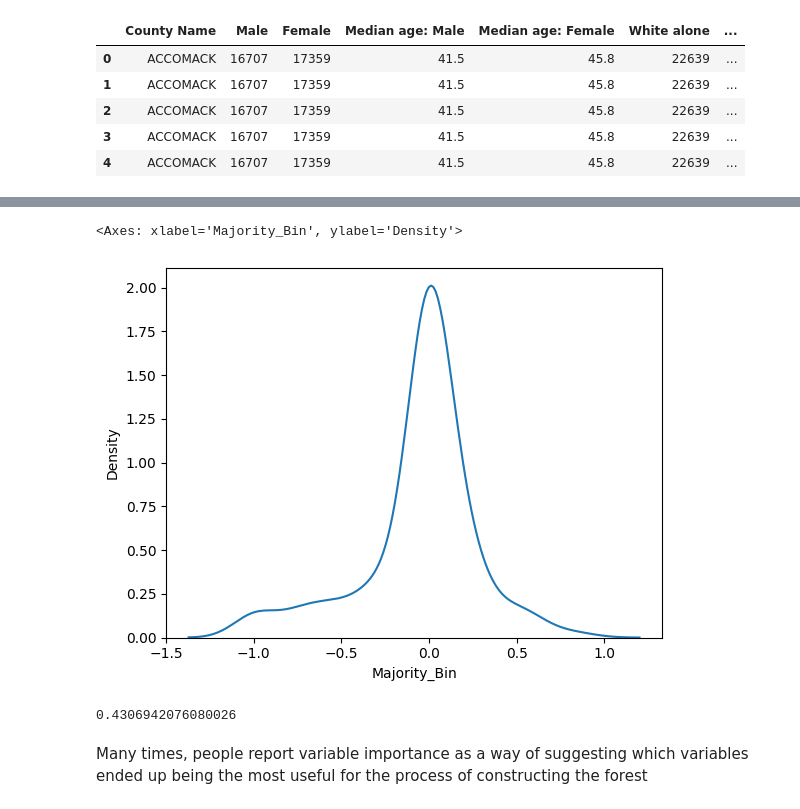
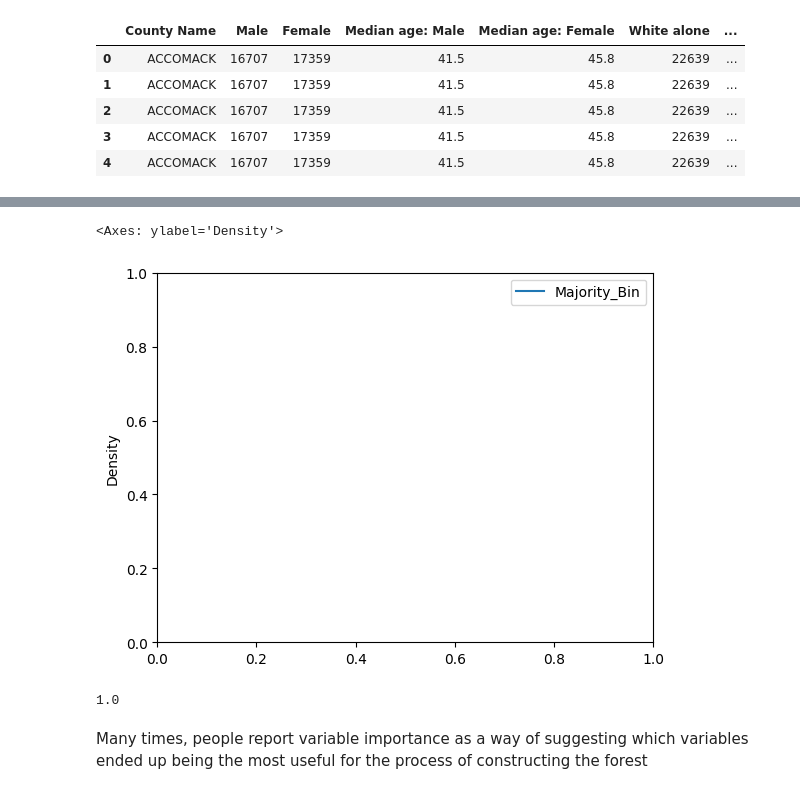
Before and after one commit to kirsten-fung/project_voting, a Jupyter notebook: voting_cleaning2.ipynb, the cells around one changed output, grey strips where cells are left out. Cells and saved outputs as stored; diff of their text form; code cells hidden in the pictures.

Commit message:
cleaned, feature engineering, and more data pre-processing, and added comments to explain graphs and our outcomes

```diff
--- a/voting_cleaning2.ipynb
+++ b/voting_cleaning2.ipynb
@@ -238,3 +238,26 @@ merged.head()
 | 2 | ACCOMACK | 16707 | 17359 | 41.5 | 45.8 | 22639 | ... |
 | 3 | ACCOMACK | 16707 | 17359 | 41.5 | 45.8 | 22639 | ... |
 | 4 | ACCOMACK | 16707 | 17359 | 41.5 | 45.8 | 22639 | ... |
+# %%
+from sklearn.preprocessing import PolynomialFeatures
+
+# i removed median age
+numeric_features = ['Male', 'Female',
+                    'White alone', 'Black or African American alone',
+                    'American Indian and Alaska Native alone', 'Asian alone',
+                    'Native Hawaiian and Other Pacific Islander alone',
+                    'Hispanic or Latino', 'Majority_Bin']
+
+features = merged[numeric_features]
+# polynomial expansion
+poly = PolynomialFeatures(degree=2, include_bias=False)
+expanded_features = poly.fit_transform(features)
+expanded_feature_names = poly.get_feature_names_out(numeric_features)
+
+# create a DataFrame with expanded features
+df_expanded = pd.DataFrame(expanded_features, columns=expanded_feature_names)
+
+# concatenate expanded features with the original dataset
+merged_expanded = pd.concat([merged, df_expanded], axis=1)
+# print(merged_expanded.columns)
+# print(merged_expanded.head())
@@ -244,12 +335,13 @@ def maxmin(z):
     z = (z-min(z))/(max(z)-min(z))
     return(z)
 
-y = merged['Majority_Bin'] # Create target variable vector
-X = merged.loc[:,['Male','Female','Median age: Male','Median age: Female','White alone','Black or African American alone','American Indian and Alaska Native alone','Asian alone','Native Hawaiian and Other Pacific Islander alone','Hispanic or Latino','Other','Male Higher Education','Female Higher Education','Male Highschool Equivalent','Female Highschool Equivalent','Median household income in the past 12 months (in 2010 inflation-adjusted dollars)']] # Create feature matrix
-X = X.apply(maxmin) # Normalize X
+y = merged_expanded['Majority_Bin']
+X = merged_expanded.drop(columns=['Majority_Bin', 'Majority',
+                                            'County Name','Year'])
+X_scaled = X.apply(maxmin) # Normalize X
 
 from sklearn.model_selection import train_test_split
-X_train, X_test, y_train, y_test = train_test_split(X,y, # Feature and target variables
+X_train, X_test, y_train, y_test = train_test_split(X_scaled,y, # Feature and target variables
                                                     test_size=.2, # Split the sample 80 train/ 20 test
                                                     random_state=100) # For replication purposes
 # %%
@@ -270,13 +372,16 @@ sns.scatterplot(x=y_test, y=y_hat_rf) # Predicted v Actual
 # %%
 # Residual plot:
 residual = y_test - y_hat_rf
-sns.kdeplot(x=residual)
+sns.kdeplot(residual)
+# basically confirming that our models are very close to our predictions
 # %% [output]
-<Axes: xlabel='Majority_Bin', ylabel='Density'>
+<Axes: ylabel='Density'>
-[figure, old version]
+[figure, new version]
-# %%
-rf.score(X_test,y_test) # Rsq measure
-# %% [output]
-0.4306942076080026
+# %%
+rf.score(X_test,y_test) # Rsq measure
+# the model perfectly predicts the target variable for all observations in the test
+# this is prob due to overfiting again
+# %% [output]
+1.0
 # %% [markdown]
 Many times, people report variable importance as a way of suggesting which variables ended up being the most useful for the process of constructing the forest
```
Also changed, not shown: parts of 8 cells of this notebook.
